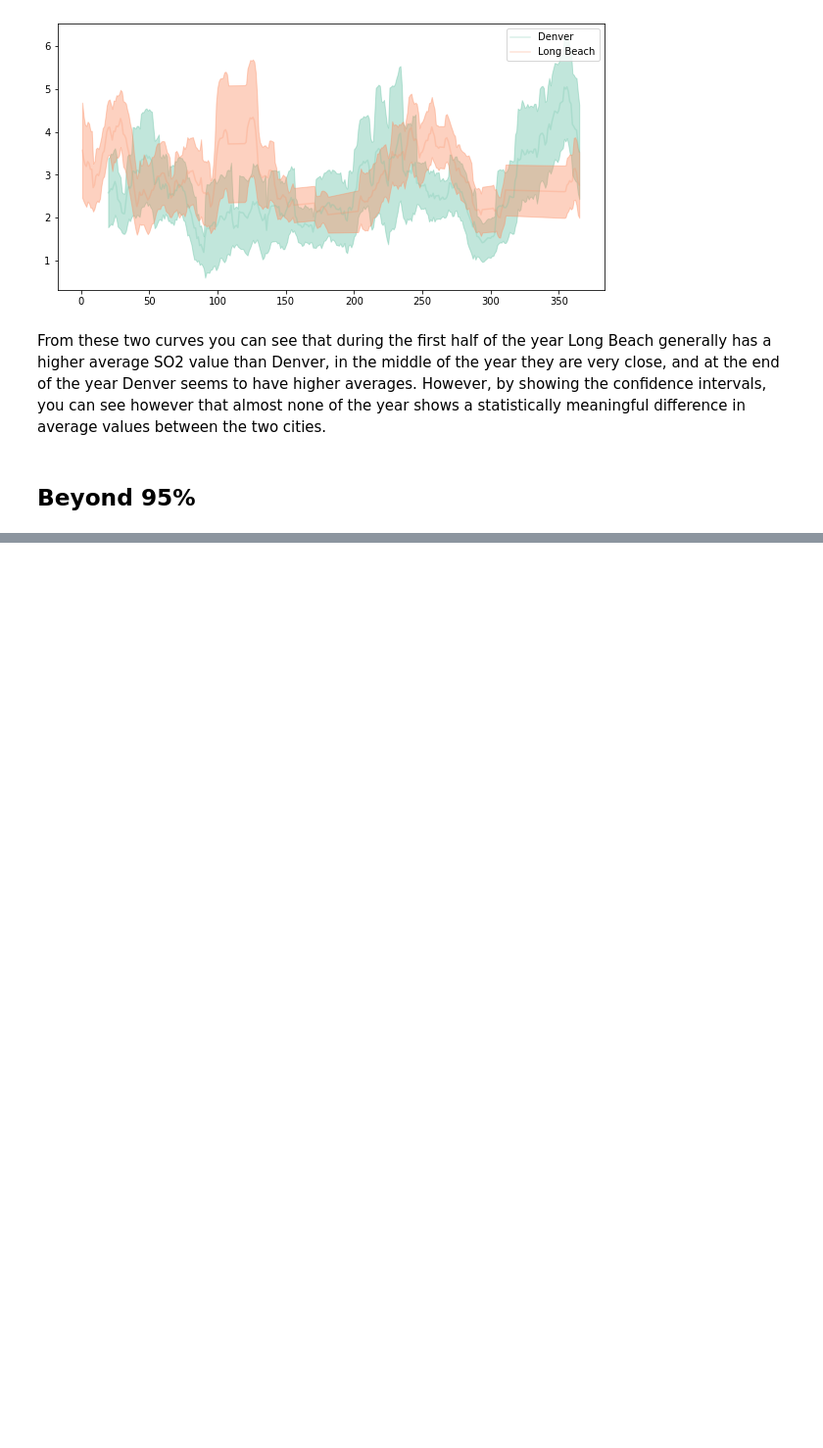
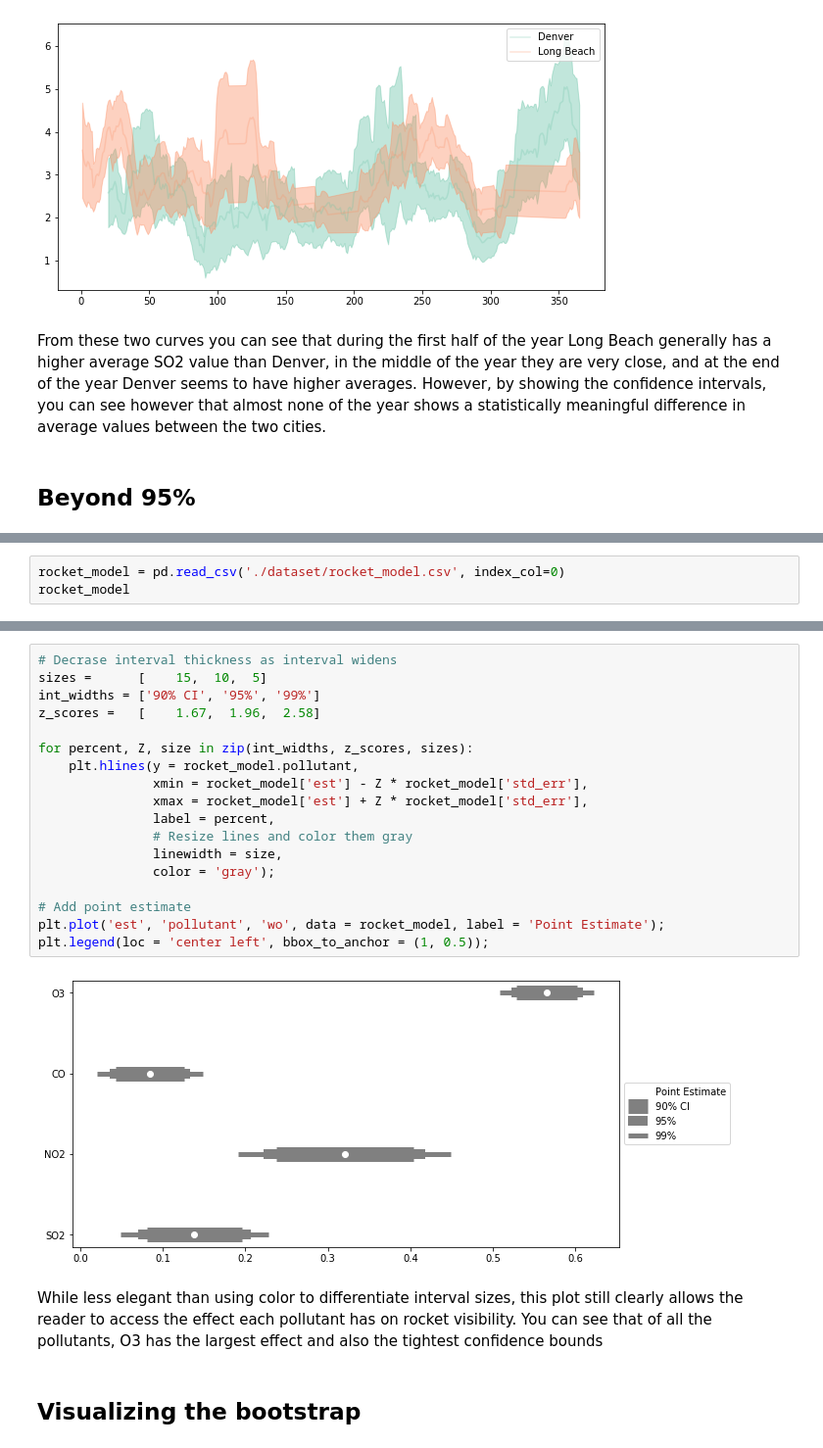
Before and after one commit to goodboychan/datacamp_repo, a Jupyter notebook: Improving.Your Data.Visualizations.in.Python/Showing-uncertainty.ipynb, the cells around one changed output, grey strips where cells are left out. Shown at 98% size. Drawn from its saved outputs; the diff is of its cells as text; blank space fills up the shorter version.

```diff
--- a/Improving.Your Data.Visualizations.in.Python/Showing-uncertainty.ipynb
+++ b/Improving.Your Data.Visualizations.in.Python/Showing-uncertainty.ipynb
@@ -177,0 +249,3 @@ From these two curves you can see that during the first half of the year Long Be
+# %%
+rocket_model = pd.read_csv('./dataset/rocket_model.csv', index_col=0)
+rocket_model
@@ -177,0 +258,24 @@ From these two curves you can see that during the first half of the year Long Be
+# %%
+# Decrase interval thickness as interval widens
+sizes =      [    15,  10,  5]
+int_widths = ['90% CI', '95%', '99%']
+z_scores =   [    1.67,  1.96,  2.58]
+
+for percent, Z, size in zip(int_widths, z_scores, sizes):
+    plt.hlines(y = rocket_model.pollutant,
+               xmin = rocket_model['est'] - Z * rocket_model['std_err'],
+               xmax = rocket_model['est'] + Z * rocket_model['std_err'],
+               label = percent,
+               # Resize lines and color them gray
+               linewidth = size,
+               color = 'gray');
+
+# Add point estimate
+plt.plot('est', 'pollutant', 'wo', data = rocket_model, label = 'Point Estimate');
+plt.legend(loc = 'center left', bbox_to_anchor = (1, 0.5));
+# %% [output]
+[figure, added]
+# %% [markdown]
+While less elegant than using color to differentiate interval sizes, this plot still clearly allows the reader to access the effect each pollutant has on rocket visibility. You can see that of all the pollutants, O3 has the largest effect and also the tightest confidence bounds
+# %% [markdown]
+## Visualizing the bootstrap
```
Also changed, not shown: parts of 23 cells of this notebook, 4 other files.
